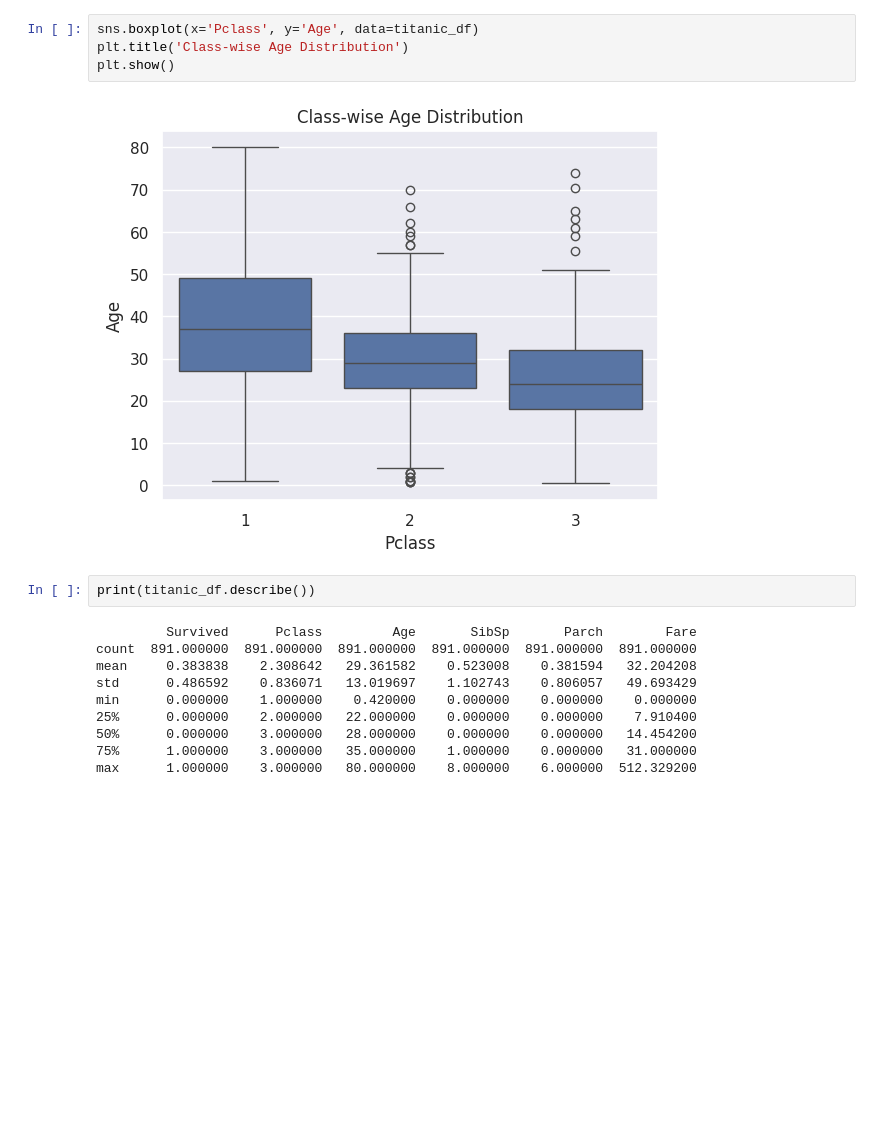
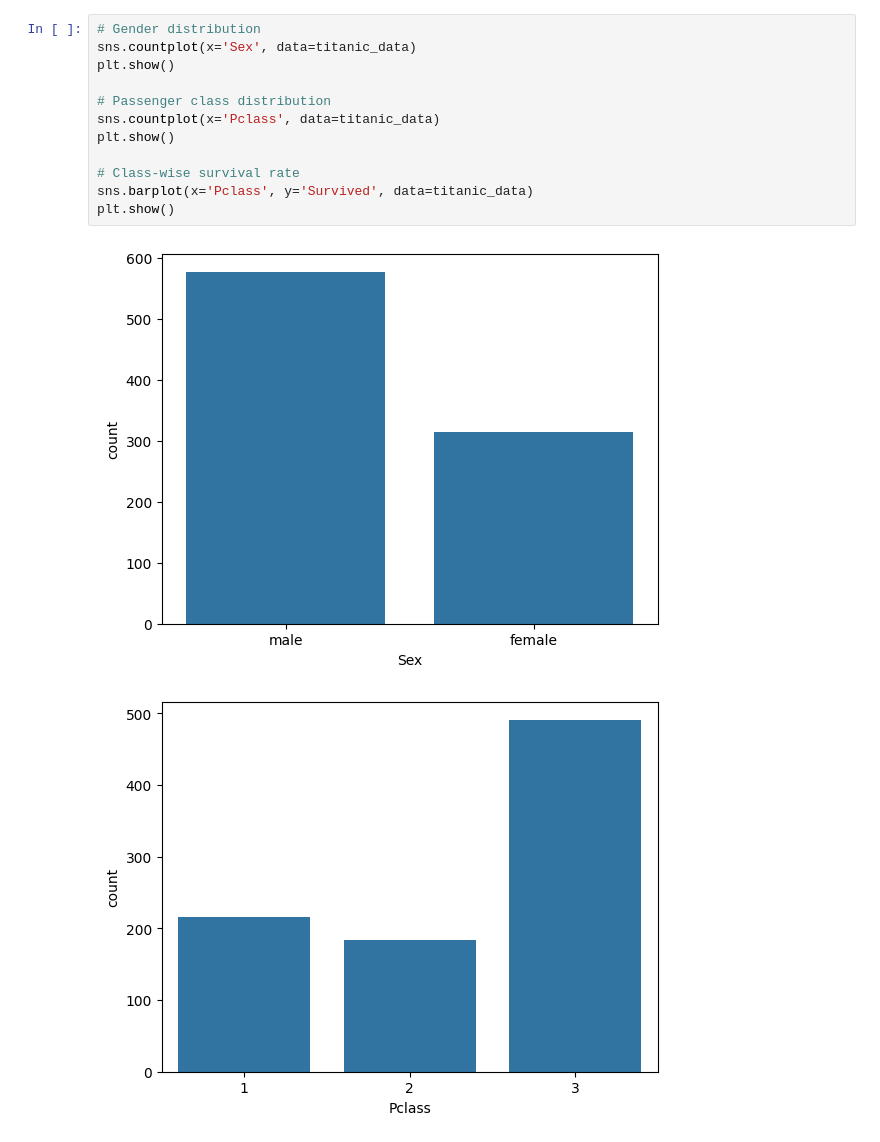
Before and after one commit to Ashwitha2305/AIML-2025, a Jupyter notebook: AIML_5.ipynb, the cells around one changed output. Cells and saved outputs as stored; diff of their text form; blank space fills up the shorter version.

```diff
--- a/AIML_5.ipynb
+++ b/AIML_5.ipynb
@@ -97,18 +70,15 @@ plt.show()
-# %%
-sns.boxplot(x='Pclass', y='Age', data=titanic_df)
-plt.title('Class-wise Age Distribution')
-plt.show()
-# %% [output]
-[figure, removed]
-# %%
-print(titanic_df.describe())
-# %% [output]
-         Survived      Pclass         Age       SibSp       Parch        Fare
-count  891.000000  891.000000  891.000000  891.000000  891.000000  891.000000
-mean     0.383838    2.308642   29.361582    0.523008    0.381594   32.204208
-std      0.486592    0.836071   13.019697    1.102743    0.806057   49.693429
-min      0.000000    1.000000    0.420000    0.000000    0.000000    0.000000
-25%      0.000000    2.000000   22.000000    0.000000    0.000000    7.910400
-50%      0.000000    3.000000   28.000000    0.000000    0.000000   14.454200
-75%      1.000000    3.000000   35.000000    1.000000    0.000000   31.000000
-max      1.000000    3.000000   80.000000    8.000000    6.000000  512.329200
+# %%
+# Gender distribution
+sns.countplot(x='Sex', data=titanic_data)
+plt.show()
+
+# Passenger class distribution
+sns.countplot(x='Pclass', data=titanic_data)
+plt.show()
+
+# Class-wise survival rate
+sns.barplot(x='Pclass', y='Survived', data=titanic_data)
+plt.show()
+# %% [output]
+[figure, added]
+[figure, added]
```
Also changed, not shown: parts of 29 cells of this notebook.
